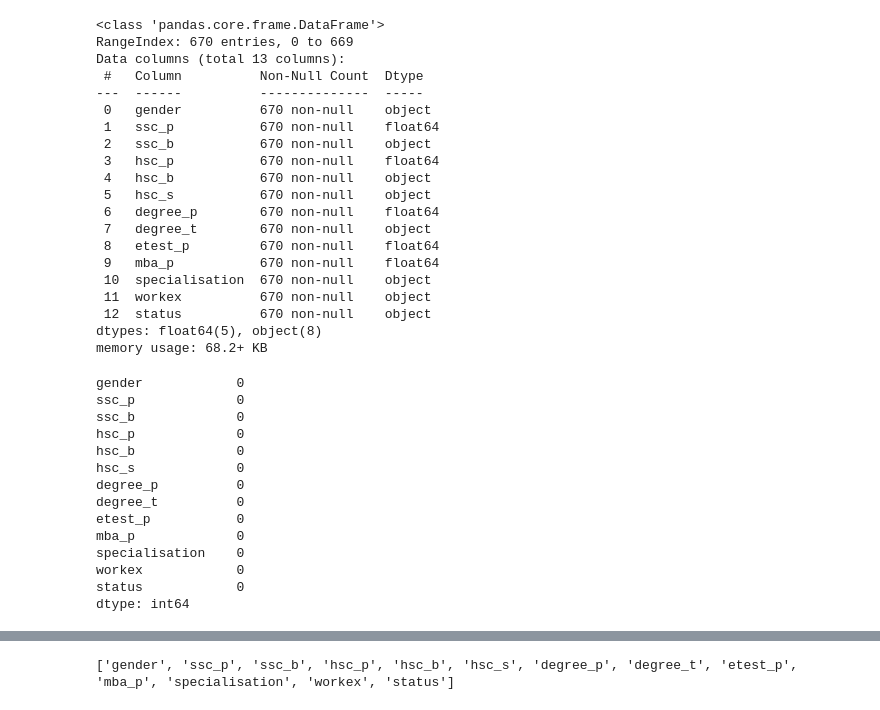
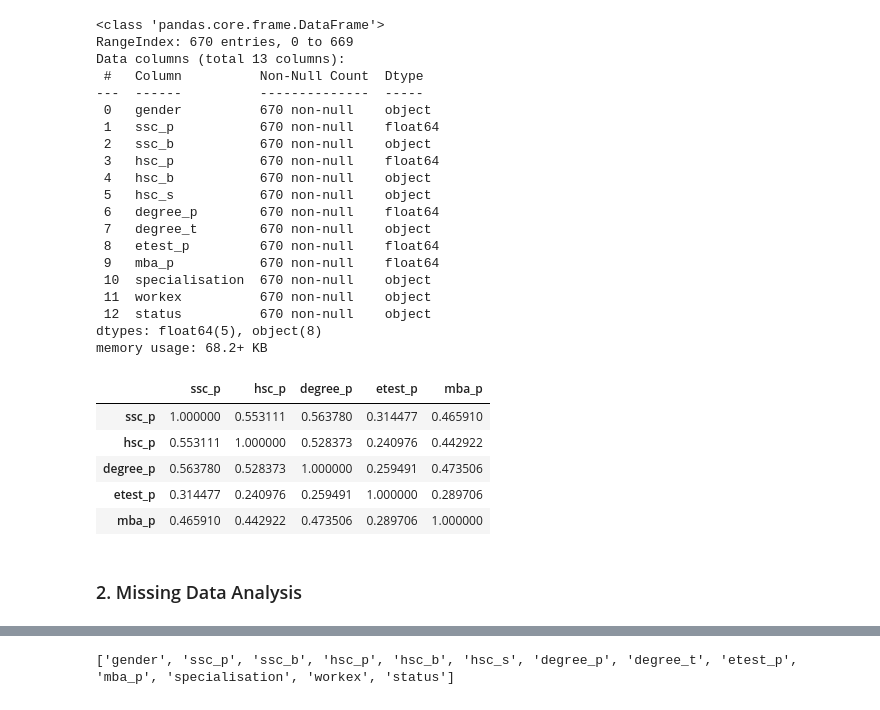
Before and after one commit to ramsha17ishaq/minor_project, a Jupyter notebook: eda.ipynb, the cells around one changed output, grey strips where cells are left out. Drawn from its saved outputs; the diff is of its cells as text; code cells hidden in the pictures.

```diff
--- a/eda.ipynb
+++ b/eda.ipynb
@@ -43,20 +38,14 @@ Data columns (total 13 columns):
  12  status          670 non-null    object
 dtypes: float64(5), object(8)
 memory usage: 68.2+ KB
-# %%
-df.isnull().sum() # no empty values
-# %% [output]
-gender            0
-ssc_p             0
-ssc_b             0
-hsc_p             0
-hsc_b             0
-hsc_s             0
-degree_p          0
-degree_t          0
-etest_p           0
-mba_p             0
-specialisation    0
-workex            0
-status            0
-dtype: int64
+# %%
+df.corr()
+# %% [output]
+|  | ssc_p | hsc_p | degree_p | etest_p | mba_p |
+| ssc_p | 1.000000 | 0.553111 | 0.563780 | 0.314477 | 0.465910 |
+| hsc_p | 0.553111 | 1.000000 | 0.528373 | 0.240976 | 0.442922 |
+| degree_p | 0.563780 | 0.528373 | 1.000000 | 0.259491 | 0.473506 |
+| etest_p | 0.314477 | 0.240976 | 0.259491 | 1.000000 | 0.289706 |
+| mba_p | 0.465910 | 0.442922 | 0.473506 | 0.289706 | 1.000000 |
+# %% [markdown]
+### 2. Missing Data Analysis
```
Also changed, not shown: parts of 16 cells of this notebook.
